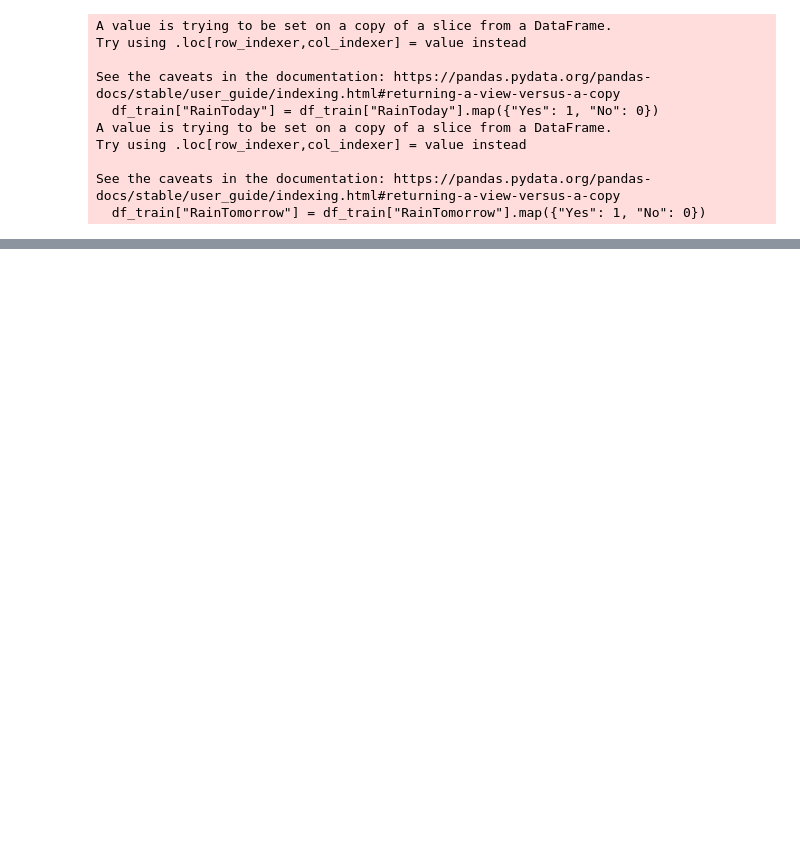
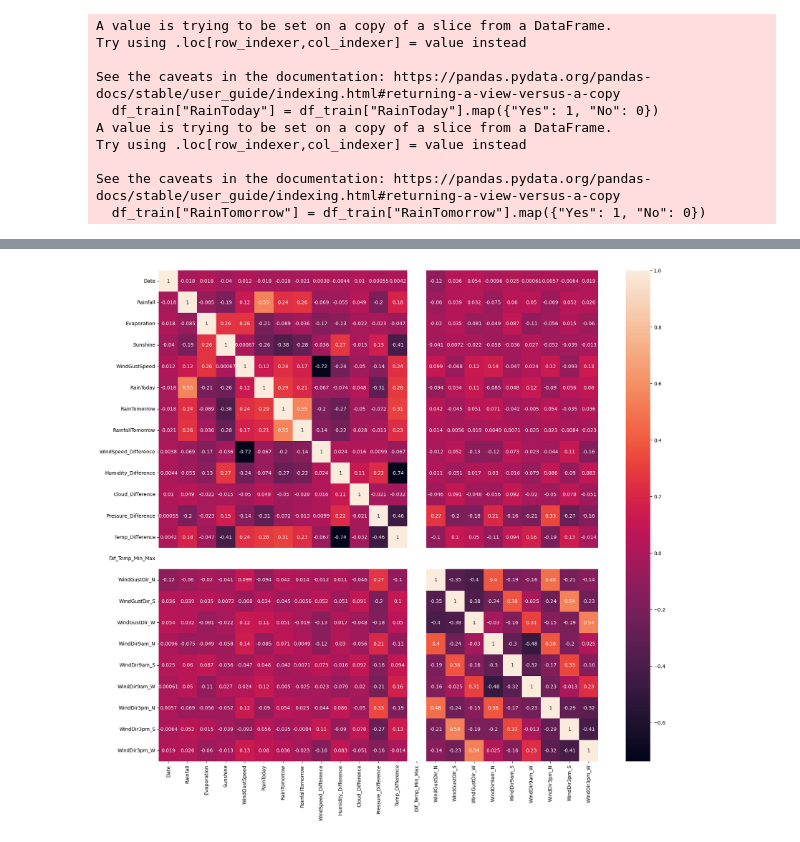
Before and after one commit to franciscoryb1/AA1-TUIA-RodriguezYBarros, a Jupyter notebook: tp.ipynb, the cells around one changed output, grey strips where cells are left out. Cells and saved outputs as stored; diff of their text form; code cells hidden in the pictures; blank space fills up the shorter version.

```diff
--- a/tp.ipynb
+++ b/tp.ipynb
@@ -550,0 +904,9 @@ dtype: int64
+# %%
+d_WindGustDir = pd.get_dummies(
+    df_train["WindGustDir_Agrupado"], dtype=int, drop_first=True
+)
+d_WindGustDir = d_WindGustDir.rename(
+    columns={"N": "WindGustDir_N", "S": "WindGustDir_S", "W": "WindGustDir_W"}
+)
+df_train = df_train.drop("WindGustDir_Agrupado", axis=1)
+df_train = pd.concat([df_train, d_WindGustDir], axis=1)
@@ -550,0 +915,9 @@ dtype: int64
+# %%
+d_WindDir9am = pd.get_dummies(
+    df_train["WindDir9am_Agrupado"], dtype=int, drop_first=True
+)
+d_WindDir9am = d_WindDir9am.rename(
+    columns={"N": "WindDir9am_N", "S": "WindDir9am_S", "W": "WindDir9am_W"}
+)
+df_train = df_train.drop("WindDir9am_Agrupado", axis=1)
+df_train = pd.concat([df_train, d_WindDir9am], axis=1)
@@ -550,0 +926,11 @@ dtype: int64
+# %%
+d_WindDir3pm = pd.get_dummies(
+    df_train["WindDir3pm_Agrupado"], dtype=int, drop_first=True
+)
+d_WindDir3pm = d_WindDir3pm.rename(
+    columns={"N": "WindDir3pm_N", "S": "WindDir3pm_S", "W": "WindDir3pm_W"}
+)
+df_train = df_train.drop("WindDir3pm_Agrupado", axis=1)
+df_train = pd.concat([df_train, d_WindDir3pm], axis=1)
+# %%
+df_train.drop("Bimestre", axis=1, inplace=True)
@@ -550,0 +966,6 @@ dtype: int64
+# %%
+plt.figure(figsize=(20, 18))
+sns.heatmap(df_train.corr(), annot=True)
+plt.show()
+# %% [output]
+[figure, added]
```
Also changed, not shown: parts of 97 cells of this notebook, 1 other file.
